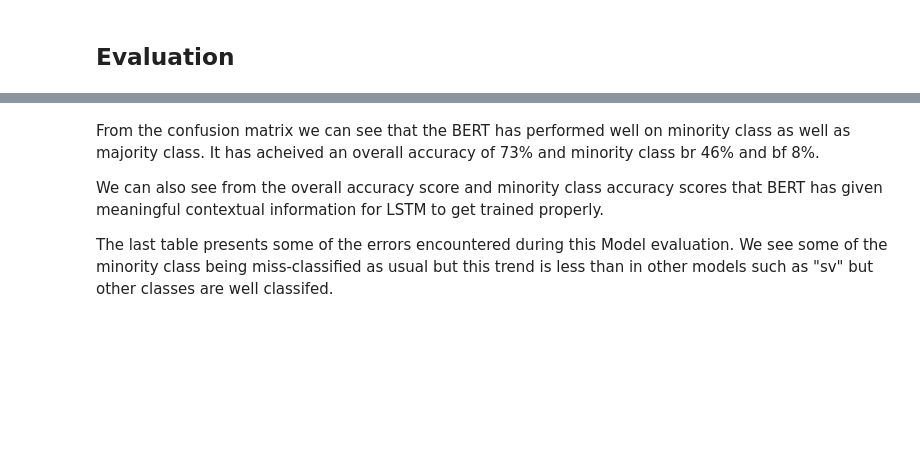
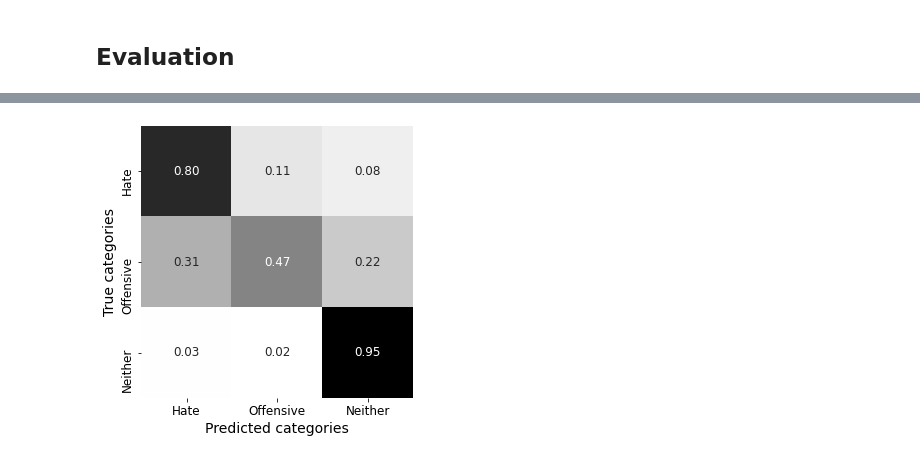
Before and after one commit to neerajvashistha/online-hate-speech-recog, a Jupyter notebook: src/en_Bert_Based_Model.ipynb, the cells around one changed output, grey strips where cells are left out. Drawn from its saved outputs; the diff is of its cells as text; code cells hidden in the pictures; blank space fills up the shorter version.

Commit message:
bert models final with comments

```diff
--- a/src/en_Bert_Based_Model.ipynb
+++ b/src/en_Bert_Based_Model.ipynb
@@ -450,5 +460,0 @@ Text(0.5, 240.76499999999993, 'Predicted label')
-# %%
-# Calculate Accuracies for "br" and "bf"
-for i,j in zip(classes,cnf_matrix.diagonal()):
-    if i=='br' or i=='bf':
-        print(i,j)
@@ -500,6 +461,42 @@ Randomly picking few Testing instances :  [5046, 5740, 14108]
-# %% [markdown]
-From the confusion matrix we can see that the BERT has performed well on minority class as well as majority class. It has acheived an overall accuracy of 73% and minority class br 46% and bf 8%.
-
-We can also see from the overall accuracy score and minority class accuracy scores that BERT has given meaningful contextual information for LSTM to get trained properly.
-
-The last table presents some of the errors encountered during this Model evaluation. We see some of the minority class being miss-classified as usual but this trend is less than in other models such as "sv" but other classes are well classifed.
+# %%
+# Build Confusion Matrix
+import matplotlib.pyplot as plt
+import seaborn
+from sklearn.metrics import accuracy_score
+from sklearn.metrics import classification_report
+
+def gen_confusion_matrix(y_test = None, y_pred = None, classes = 3):
+    if y_test is None:
+        y_test = self.y_test
+    confusion_mat = confusion_matrix(y_test, y_pred)
+
+    if classes ==3:
+        matrix_proportions = np.zeros((3,3))
+        for i in range(0,3):
+            matrix_proportions[i,:] = confusion_mat[i,:]/float(confusion_mat[i,:].sum())
+        names=['Hate','Offensive','Neither']
+        confusion_df = pd.DataFrame(matrix_proportions, index=names,columns=names)
+        plt.figure(figsize=(5,5))
+        seaborn.heatmap(confusion_df,annot=True,annot_kws={"size": 12},cmap='gist_gray_r',cbar=False, square=True,fmt='.2f')
+        plt.ylabel(r'True categories',fontsize=14)
+        plt.xlabel(r'Predicted categories',fontsize=14)
+        plt.tick_params(labelsize=12)
+    if classes == 2:
+        matrix_proportions = np.zeros((2,2))
+        for i in range(0,2):
+            matrix_proportions[i,:] = confusion_mat[i,:]/float(confusion_mat[i,:].sum())
+        names=['Hate','Neither']
+        confusion_df = pd.DataFrame(matrix_proportions, index=names,columns=names)
+        plt.figure(figsize=(5,5))
+        seaborn.heatmap(confusion_df,annot=True,annot_kws={"size": 12},cmap='gist_gray_r',cbar=False, square=True,fmt='.2f')
+        plt.ylabel(r'True categories',fontsize=14)
+        plt.xlabel(r'Predicted categories',fontsize=14)
+        plt.tick_params(labelsize=12)
+
+def gen_report(y_test = None, y_pred = None):
+    acc = accuracy_score(y_test, y_pred)
+    return acc, classification_report(y_test, y_pred)
+# %%
+gen_confusion_matrix(y_test,y_pred,classes=3)
+# %% [output]
+[figure, added]
```
Also changed, not shown: parts of 35 cells of this notebook, 4 other files.
